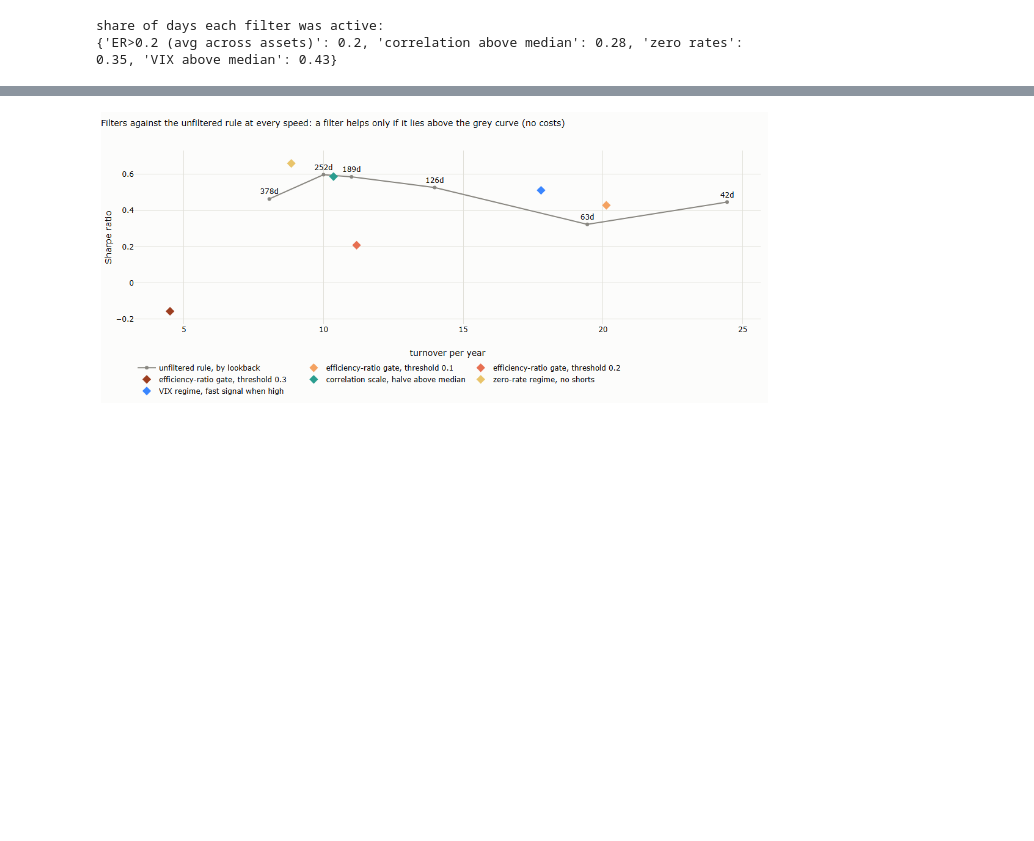
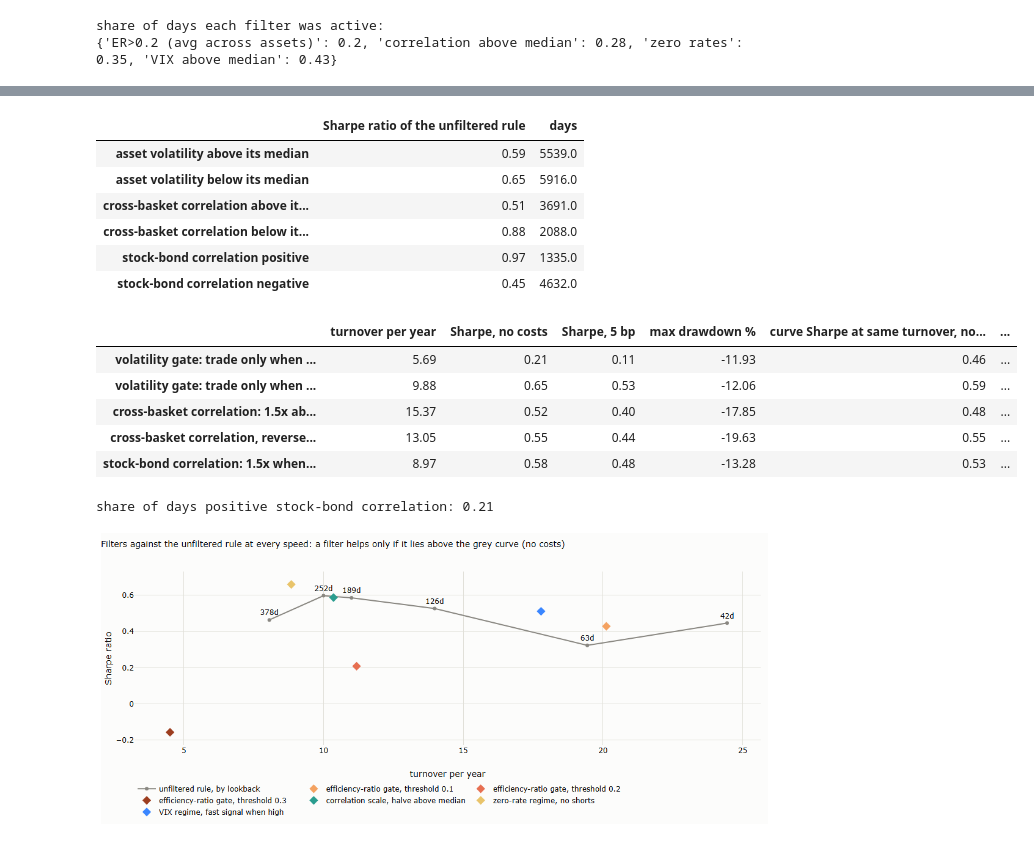
Before and after one commit to MaxGnesi/systematic-trading-notes, a Jupyter notebook: lectures/08-filters-and-overlays/08_filters_and_overlays.ipynb, the cells around one changed output, grey strips where cells are left out. Drawn from its saved outputs; the diff is of its cells as text; code cells hidden in the pictures; blank space fills up the shorter version.

```diff
--- a/lectures/08-filters-and-overlays/08_filters_and_overlays.ipynb
+++ b/lectures/08-filters-and-overlays/08_filters_and_overlays.ipynb
@@ -143,3 +148,75 @@ share of days each filter was active:
+# %%
+# regimes, all lagged one day
+vol_med = vol.expanding(252).median()
+hv_asset = (vol > vol_med).shift(1)                                    # per asset
+groups = {"equities": ["SPY", "QQQ", "IWM", "EFA", "EEM", "XLE", "XLF", "XLK", "XLU", "VNQ"], "bonds": ["AGG", "TLT"], "commodities": ["GLD", "SLV", "GDX", "USO"]}
+bk = pd.DataFrame({g: r[m].mean(axis=1, skipna=True) for g, m in groups.items()})
+pairs = [("equities", "bonds"), ("equities", "commodities"), ("bonds", "commodities")]
+xcorr = pd.concat([bk[a].rolling(63).corr(bk[b]) for a, b in pairs], axis=1).mean(axis=1).shift(1)
+xcorr_med = xcorr.expanding(252).median()
+sb = r["SPY"].rolling(126).corr(r["TLT"]).shift(1)
+
+# per-asset contribution of the unfiltered rule, to condition on asset-level states
+contrib = (base_sig * TARGET / vol).shift(1) * r
+
+
+def cond_sharpe(mask_rows=None, mask_cells=None):
+    if mask_cells is not None:
+        x = contrib.where(mask_cells).loc[START:]
+        port = x.mean(axis=1).dropna()
+    else:
+        port = contrib.loc[START:].mean(axis=1)[mask_rows.loc[START:].fillna(False)]
+    return np.sqrt(252) * port.mean() / port.std(), len(port)
+
+
+rows = {}
+for lab, cells in (("asset volatility above its median", hv_asset == True), ("asset volatility below its median", hv_asset == False)):
+    sr, n = cond_sharpe(mask_cells=cells); rows[lab] = {"Sharpe ratio of the unfiltered rule": sr, "days": n}
+for lab, m in (("cross-basket correlation above its median", xcorr > xcorr_med), ("cross-basket correlation below its median", xcorr <= xcorr_med),
+               ("stock-bond correlation positive", sb > 0), ("stock-bond correlation negative", sb <= 0)):
+    sr, n = cond_sharpe(mask_rows=m); rows[lab] = {"Sharpe ratio of the unfiltered rule": sr, "days": n}
+regimes = pd.DataFrame(rows).T
+display(regimes.round(2))
+
+more = {}
+hv_cells = pd.DataFrame(hv_asset.values, index=idx, columns=TICKERS).fillna(False).astype(bool)
+more["volatility gate: trade only when asset volatility is high"] = base_sig.where(hv_cells, 0.0)
+more["volatility gate: trade only when asset volatility is low"] = base_sig.where(~hv_cells, 0.0)
+more["cross-basket correlation: 1.5x above median, 0.5x below"] = base_sig.mul(pd.Series(np.where(xcorr > xcorr_med, 1.5, 0.5), idx), axis=0)
+more["cross-basket correlation, reversed after seeing the data: 0.5x above median, 1.5x below"] = base_sig.mul(pd.Series(np.where(xcorr > xcorr_med, 0.5, 1.5), idx), axis=0)
+more["stock-bond correlation: 1.5x when positive, 0.5x when negative"] = base_sig.mul(pd.Series(np.where(sb > 0, 1.5, 0.5), idx), axis=0)
+rows = {}
+for k, sgl in more.items():
+    p_, t_ = run(sgl)
+    m = metrics(p_, t_)
+    m["curve Sharpe at same turnover, no costs"] = on_curve(m["turnover per year"], "Sharpe, no costs")
+    d = pd.concat([p_, base_port], axis=1, keys=["f", "b"]).dropna()
+    X = np.column_stack([np.ones(len(d)), d.b])
+    beta = np.linalg.lstsq(X, d.f, rcond=None)[0]
+    e = d.f - X @ beta
+    se = np.sqrt(np.diag(e @ e / (len(d) - 2) * np.linalg.inv(X.T @ X)))
+    m["correlation with unfiltered"] = d.corr().iloc[0, 1]
+    m["alpha over unfiltered, % a year"] = 100 * 252 * beta[0]
+    m["t(alpha)"] = beta[0] / se[0]
+    rows[k] = m
+more_table = pd.DataFrame(rows).T
+display(more_table.round(2))
+print("share of days positive stock-bond correlation:", round(float((sb > 0).loc[START:].mean()), 2))
+# %% [output]
+|  | Sharpe ratio of the unfiltered rule | days |
+| asset volatility above its median | 0.59 | 5539.0 |
+| asset volatility below its median | 0.65 | 5916.0 |
+| cross-basket correlation above it... | 0.51 | 3691.0 |
+| cross-basket correlation below it... | 0.88 | 2088.0 |
+| stock-bond correlation positive | 0.97 | 1335.0 |
+| stock-bond correlation negative | 0.45 | 4632.0 |
+|  | turnover per year | Sharpe, no costs | Sharpe, 5 bp | max drawdown % | curve Sharpe at same turnover, no... | ... |
+| volatility gate: trade only when ... | 5.69 | 0.21 | 0.11 | -11.93 | 0.46 | ... |
+| volatility gate: trade only when ... | 9.88 | 0.65 | 0.53 | -12.06 | 0.59 | ... |
+| cross-basket correlation: 1.5x ab... | 15.37 | 0.52 | 0.40 | -17.85 | 0.48 | ... |
+| cross-basket correlation, reverse... | 13.05 | 0.55 | 0.44 | -19.63 | 0.55 | ... |
+| stock-bond correlation: 1.5x when... | 8.97 | 0.58 | 0.48 | -13.28 | 0.53 | ... |
+share of days positive stock-bond correlation: 0.21
 # %%
 fig = go.Figure()
 fig.add_scatter(x=cs["turnover per year"], y=cs["Sharpe, no costs"], mode="lines+markers+text", name="unfiltered rule, by lookback",
```
Also changed, not shown: parts of 1 cell of this notebook, 1 other file.
